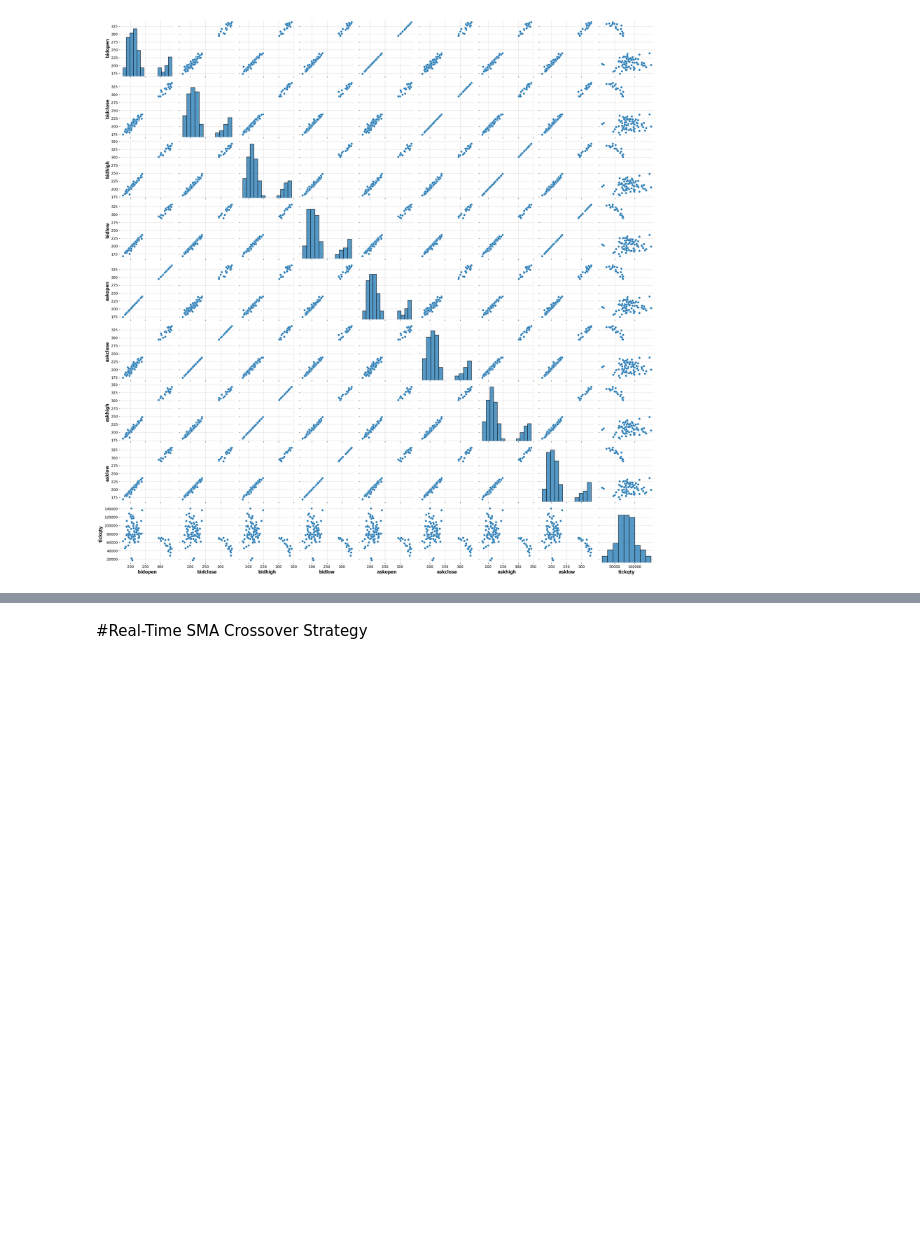
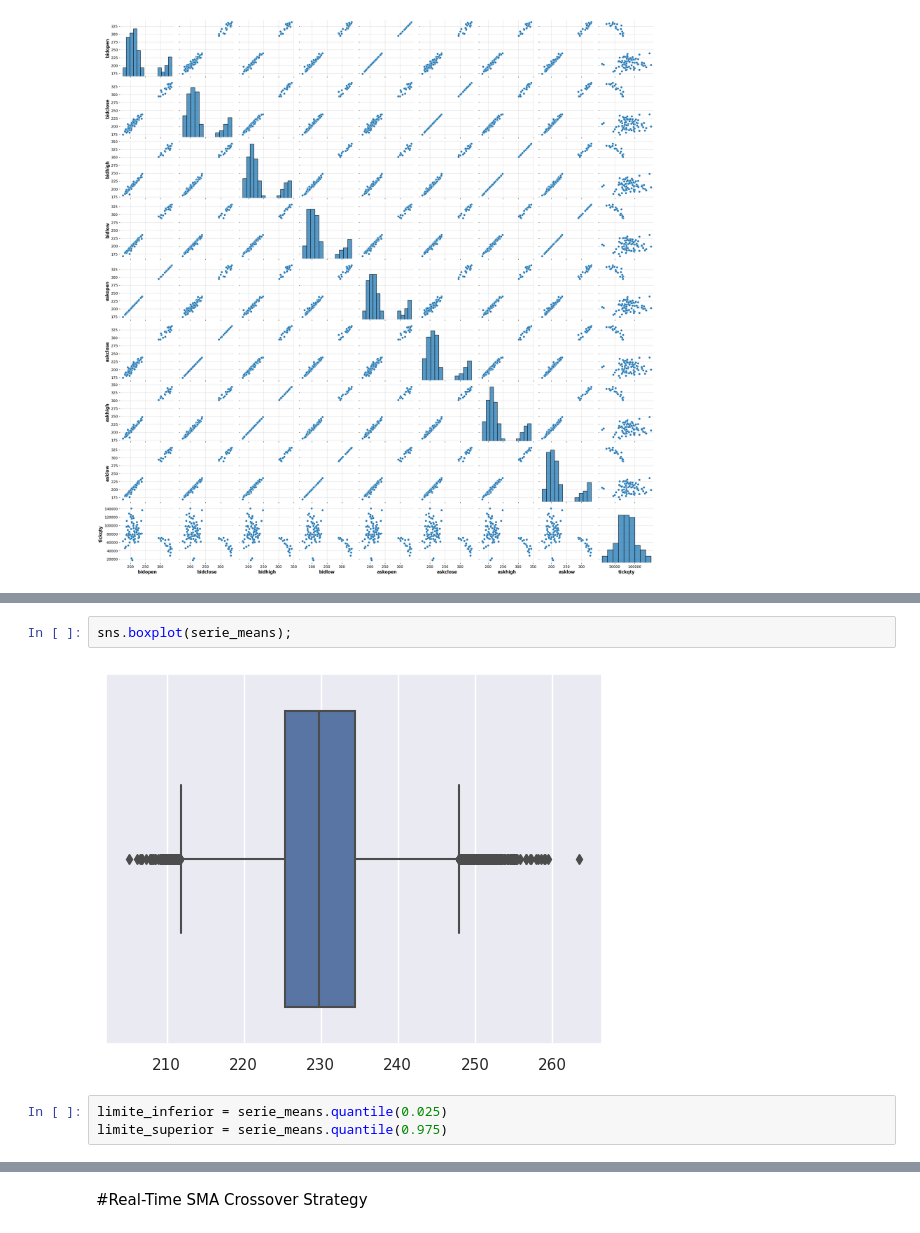
Before and after one commit to calosos/py_resumenes_codigos, a Jupyter notebook: Trading_analysis.ipynb, the cells around one changed output, grey strips where cells are left out. Drawn from its saved outputs; the diff is of its cells as text; blank space fills up the shorter version.

```diff
--- a/Trading_analysis.ipynb
+++ b/Trading_analysis.ipynb
@@ -671,0 +808,7 @@ sns.pairplot(data_candles);
+# %%
+sns.boxplot(serie_means);
+# %% [output]
+[figure, added]
+# %%
+limite_inferior = serie_means.quantile(0.025)
+limite_superior = serie_means.quantile(0.975)
```
Also changed, not shown: parts of 53 cells of this notebook.
